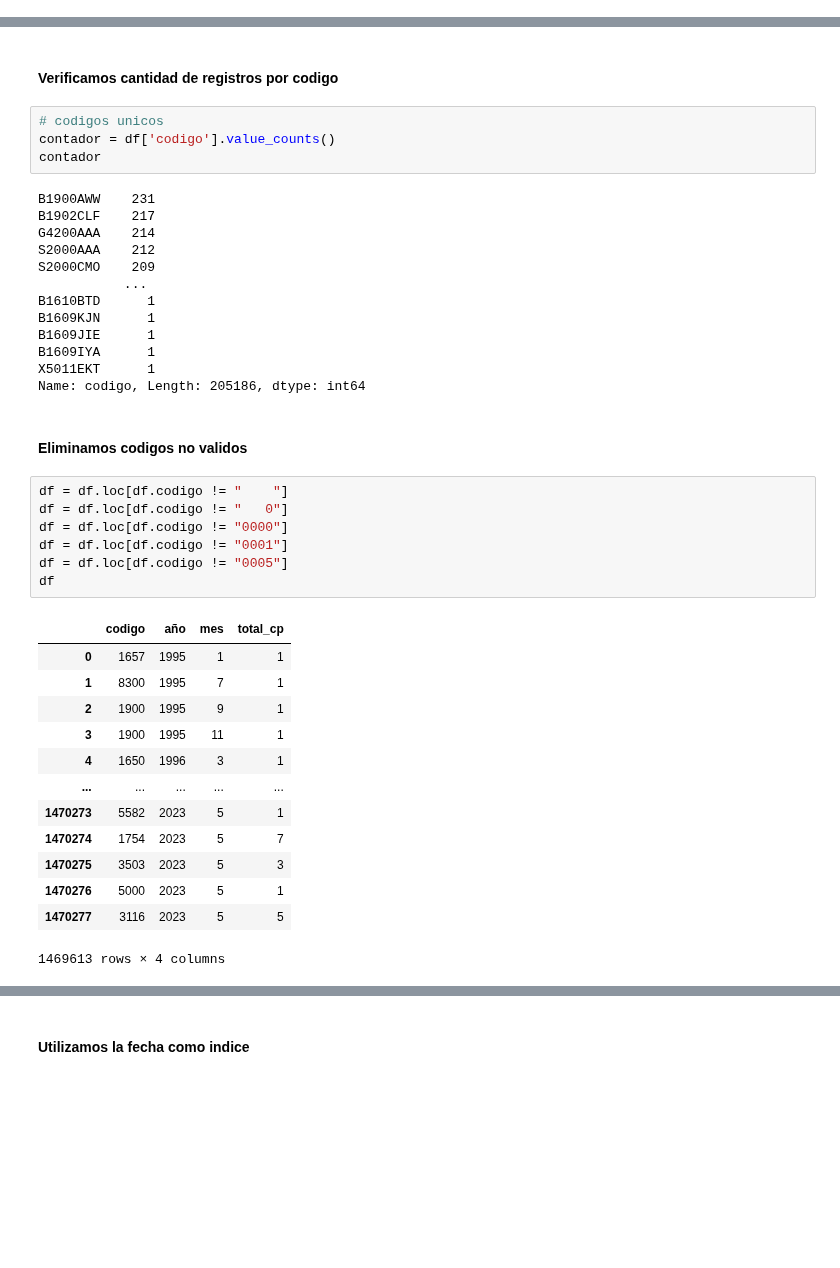
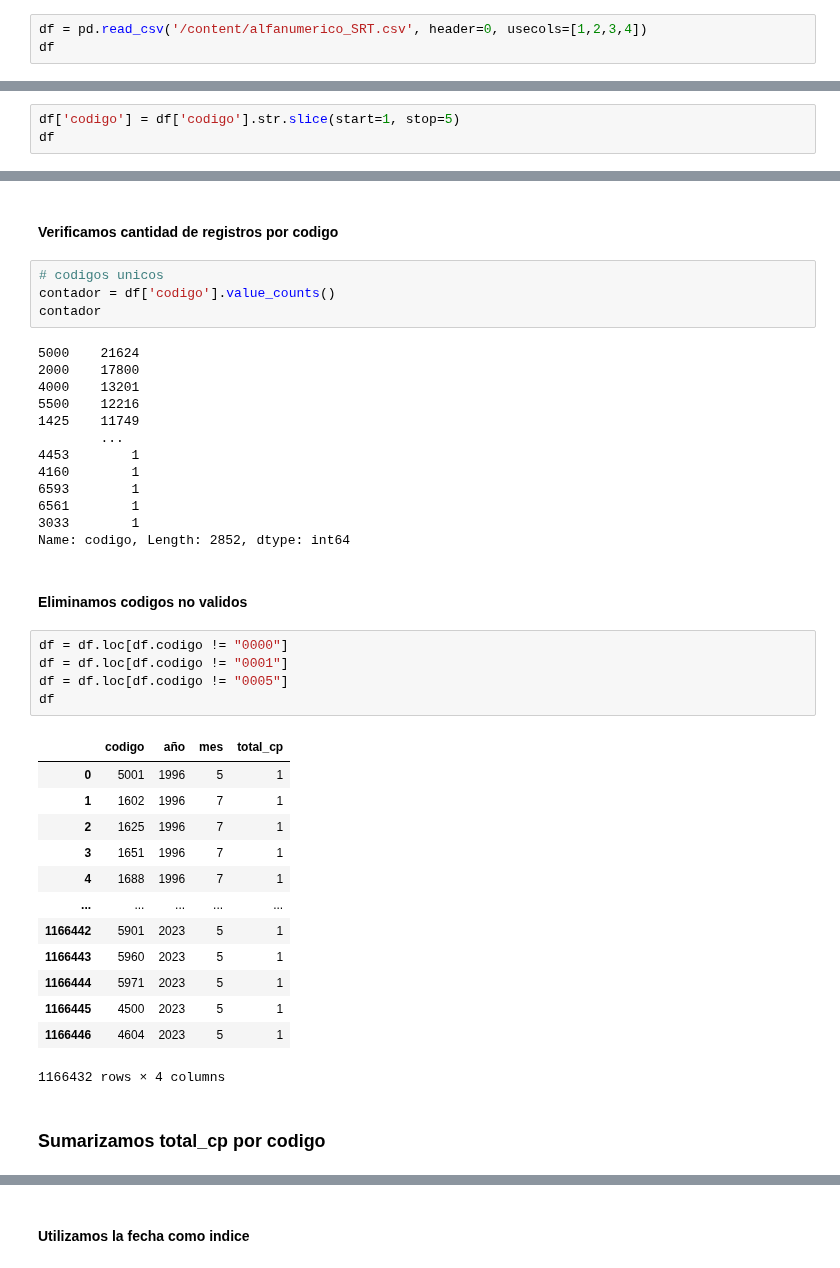
Before and after one commit to gabrielfernandorey/GGGR, a Jupyter notebook: Preproc.ipynb, the cells around one changed output, grey strips where cells are left out. Drawn from its saved outputs; the diff is of its cells as text; blank space fills up the shorter version.

```diff
--- a/Preproc.ipynb
+++ b/Preproc.ipynb
@@ -171,0 +185,3 @@ df.to_csv('alfanumerico_SRT.csv')
+# %%
+df = pd.read_csv('/content/alfanumerico_SRT.csv', header=0, usecols=[1,2,3,4])
+df
@@ -190,0 +223,3 @@ df
+# %%
+df['codigo'] = df['codigo'].str.slice(start=1, stop=5)
+df
@@ -195,38 +261,38 @@ df
 contador = df['codigo'].value_counts()
 contador
 # %% [output]
-B1900AWW    231
-B1902CLF    217
-G4200AAA    214
-S2000AAA    212
-S2000CMO    209
-           ...
-B1610BTD      1
-B1609KJN      1
-B1609JIE      1
-B1609IYA      1
-X5011EKT      1
-Name: codigo, Length: 205186, dtype: int64
+5000    21624
+2000    17800
+4000    13201
+5500    12216
+1425    11749
+        ...
+4453        1
+4160        1
+6593        1
+6561        1
+3033        1
+Name: codigo, Length: 2852, dtype: int64
 # %% [markdown]
 #### Eliminamos codigos no validos
 # %%
-df = df.loc[df.codigo != "    "]
-df = df.loc[df.codigo != "   0"]
 df = df.loc[df.codigo != "0000"]
 df = df.loc[df.codigo != "0001"]
 df = df.loc[df.codigo != "0005"]
 df
 # %% [output]
 |  | codigo | año | mes | total_cp |
-| 0 | 1657 | 1995 | 1 | 1 |
-| 1 | 8300 | 1995 | 7 | 1 |
-| 2 | 1900 | 1995 | 9 | 1 |
-| 3 | 1900 | 1995 | 11 | 1 |
-| 4 | 1650 | 1996 | 3 | 1 |
+| 0 | 5001 | 1996 | 5 | 1 |
+| 1 | 1602 | 1996 | 7 | 1 |
+| 2 | 1625 | 1996 | 7 | 1 |
+| 3 | 1651 | 1996 | 7 | 1 |
+| 4 | 1688 | 1996 | 7 | 1 |
 | ... | ... | ... | ... | ... |
-| 1470273 | 5582 | 2023 | 5 | 1 |
-| 1470274 | 1754 | 2023 | 5 | 7 |
-| 1470275 | 3503 | 2023 | 5 | 3 |
-| 1470276 | 5000 | 2023 | 5 | 1 |
-| 1470277 | 3116 | 2023 | 5 | 5 |
+| 1166442 | 5901 | 2023 | 5 | 1 |
+| 1166443 | 5960 | 2023 | 5 | 1 |
+| 1166444 | 5971 | 2023 | 5 | 1 |
+| 1166445 | 4500 | 2023 | 5 | 1 |
+| 1166446 | 4604 | 2023 | 5 | 1 |
-1469613 rows × 4 columns
+1166432 rows × 4 columns
+# %% [markdown]
+### Sumarizamos total_cp por codigo
```
Also changed, not shown: parts of 30 cells of this notebook.
